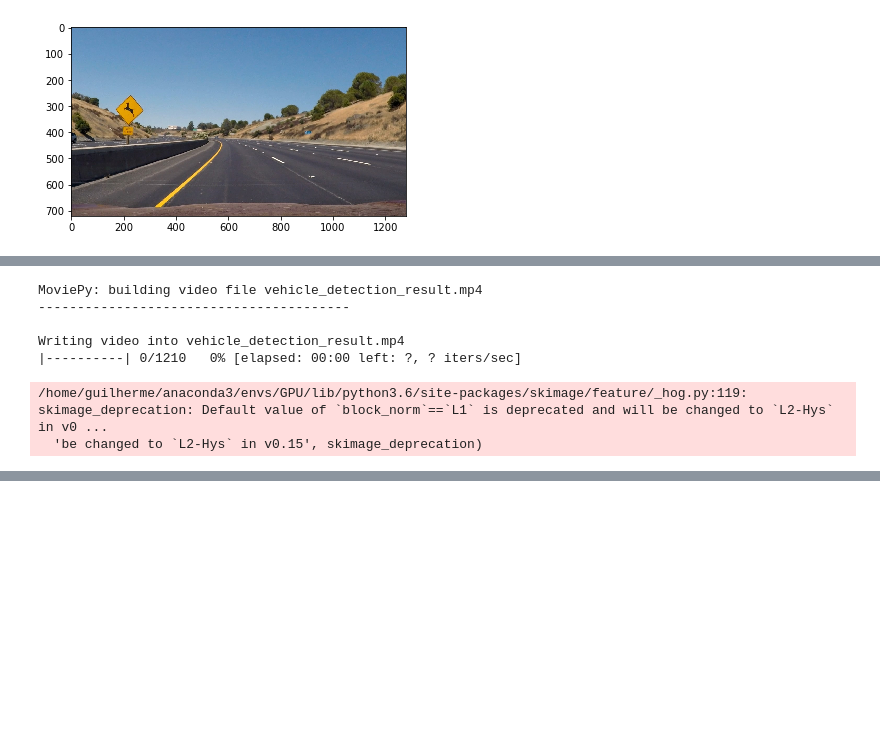
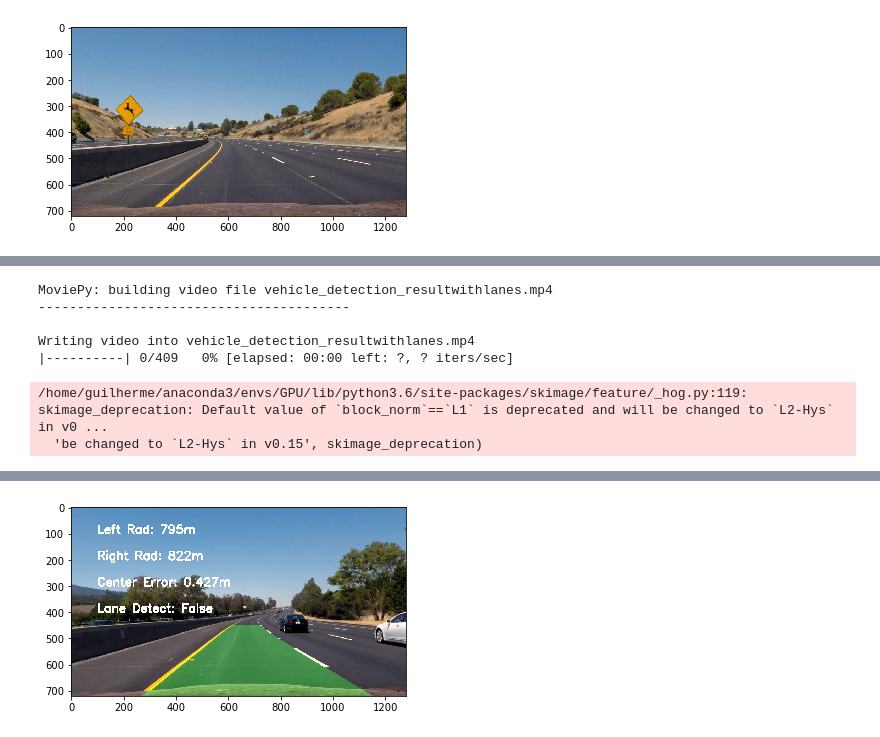
Before and after one commit to GuiBo79/CarND-Vehicle-Detection, a Jupyter notebook: find_cars.ipynb, the cells around one changed output, grey strips where cells are left out. Drawn from its saved outputs; the diff is of its cells as text; code cells hidden in the pictures; blank space fills up the shorter version.

```diff
--- a/find_cars.ipynb
+++ b/find_cars.ipynb
@@ -604,7 +605,7 @@ def vehicle_detect(img):
     box_list = find_cars(img, ystart, ystop, 1.0, clf, X_scaler, orient, pix_per_cell, cell_per_block, spatial_size, hist_bins)
     box_list += find_cars(img, ystart, ystop, 1.25, clf, X_scaler, orient, pix_per_cell, cell_per_block, spatial_size, hist_bins)
     box_list += find_cars(img, ystart, ystop, 1.5, clf, X_scaler, orient, pix_per_cell, cell_per_block, spatial_size, hist_bins)
-    #box_list += find_cars(img, ystart, ystop, 1.75, clf, X_scaler, orient, pix_per_cell, cell_per_block, spatial_size, hist_bins)
+    box_list += find_cars(img, ystart, ystop, 1.75, clf, X_scaler, orient, pix_per_cell, cell_per_block, spatial_size, hist_bins)
     box_list += find_cars(img, ystart, ystop, 2.0, clf, X_scaler, orient, pix_per_cell, cell_per_block, spatial_size, hist_bins)
 
 
@@ -615,7 +616,7 @@ def vehicle_detect(img):
 
 
     # Apply threshold to help remove false positives
-    heat = apply_threshold(heat,6)
+    heat = apply_threshold(heat,7)
 
     # Visualize the heatmap when displaying
     heatmap = np.clip(heat, 0, 255)
@@ -663,16 +664,16 @@ import lanesdetect
 i=0
 def process_image(image):
 
-    #undistorced,_ = lanesdetect.color_gradient(image) #Undistorced image for perfect match with lane detection
-    car=vehicle_detect(image)
-    #lane=lanesdetect.advanced_lane_lines(image)
+    undistorced,_ = lanesdetect.color_gradient(image) #Undistorced image for perfect match with lane detection
+    car=vehicle_detect(undistorced)
+    lane=lanesdetect.advanced_lane_lines(image)
 
-    #result = cv2.addWeighted(car,0.5,lane,0.5,0)
+    result = cv2.addWeighted(car,0.5,lane,0.5,0)
 
 
-    return car
+    return result
 # %%
-white_output = 'vehicle_detection_result.mp4'
+white_output = 'vehicle_detection_resultwithlanes.mp4'
 ## To speed up the testing process you may want to try your pipeline on a shorter subclip of the video
 ## To do so add .subclip(start_second,end_second) to the end of the line below
 ## Where start_second and end_second are integer values representing the start and end of the subclip
@@ -680,7 +681,7 @@ white_output = 'vehicle_detection_result.mp4'
 #clip1 = VideoFileClip("project_video.mp4").subclip(0,5)
 
 clip1 = VideoFileClip("project_video.mp4")
-white_clip = clip1.fl_image(process_image) #NOTE: this function expects color images!!
+white_clip = clip1.fl_image(process_image).subclip(28,45) #NOTE: this function expects color images!!
 %time white_clip.write_videofile(white_output, audio=False)
 #trace_lanes('test_images/solidWhiteRight.jpg')
 
@@ -691,7 +694,7 @@ white_clip = clip1.fl_image(process_image) #NOTE: this function expects color im
-MoviePy: building video file vehicle_detection_result.mp4
+MoviePy: building video file vehicle_detection_resultwithlanes.mp4
 ----------------------------------------
 
-Writing video into vehicle_detection_result.mp4
-|----------| 0/1210   0% [elapsed: 00:00 left: ?, ? iters/sec]
+Writing video into vehicle_detection_resultwithlanes.mp4
+|----------| 0/409   0% [elapsed: 00:00 left: ?, ? iters/sec]
 /home/guilherme/anaconda3/envs/GPU/lib/python3.6/site-packages/skimage/feature/_hog.py:119: skimage_deprecation: Default value of `block_norm`==`L1` is deprecated and will be changed to `L2-Hys` in v0 ...
   'be changed to `L2-Hys` in v0.15', skimage_deprecation)
@@ -701,0 +705 @@ Wall time: 1h 13min 10s
+[figure, added]
```
Also changed, not shown: parts of 5 cells of this notebook, 2 other files.
